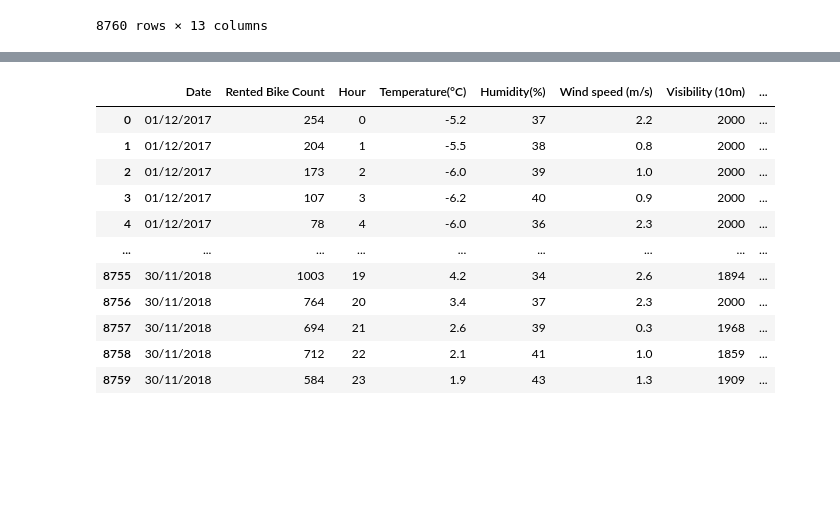
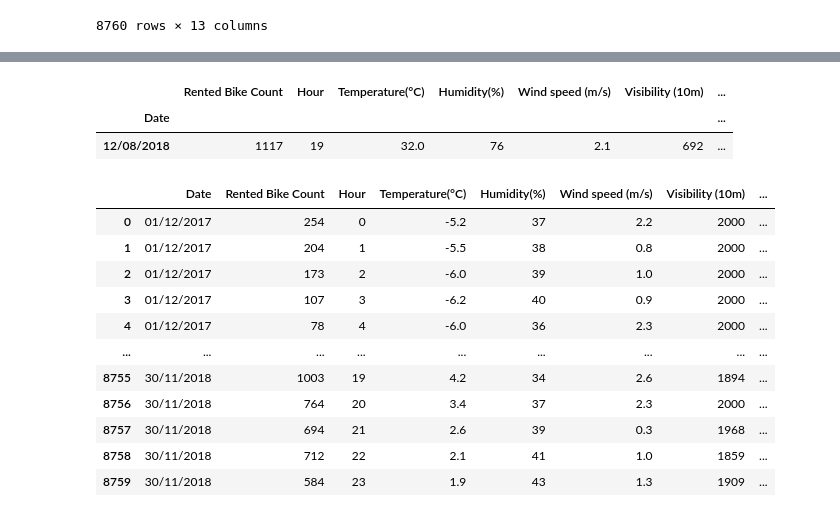
Before and after one commit to tomcordruw/DeepLearning2024, a Jupyter notebook: exercise3/timeseries_cnn_classification.ipynb, the cells around one changed output, grey strips where cells are left out. Saved outputs shown, nothing was run; the diff lists cells and outputs as text; code cells hidden in the pictures; blank space fills up the shorter version.

```diff
--- a/exercise3/timeseries_cnn_classification.ipynb
+++ b/exercise3/timeseries_cnn_classification.ipynb
@@ -60,3 +85,13 @@ df.describe()
+# %%
+# I was curious about what day in the data was the most unpleasant in terms of heat and humidity
+hot_days = df[df['Temperature(°C)'] > 30]
+worst_day = hot_days.loc[hot_days["Humidity(%)"] == hot_days["Humidity(%)"].max()]
+worst_day
+# 76% humidity at 32°C sounds bad, but not as bad as I expected for Asia!
+# %% [output]
+|  | Rented Bike Count | Hour | Temperature(°C) | Humidity(%) | Wind speed (m/s) | Visibility (10m) | ... |
+| Date |  |  |  |  |  |  | ... |
+| 12/08/2018 | 1117 | 19 | 32.0 | 76 | 2.1 | 692 | ... |
 # %%
 # Resetting index to set a normal index
 # instead of the date column
```
Also changed, not shown: parts of 21 cells of this notebook.
